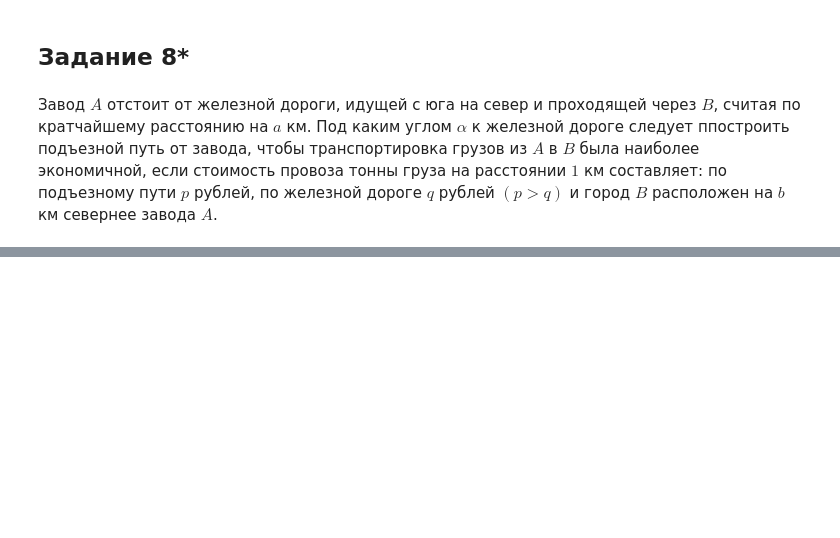
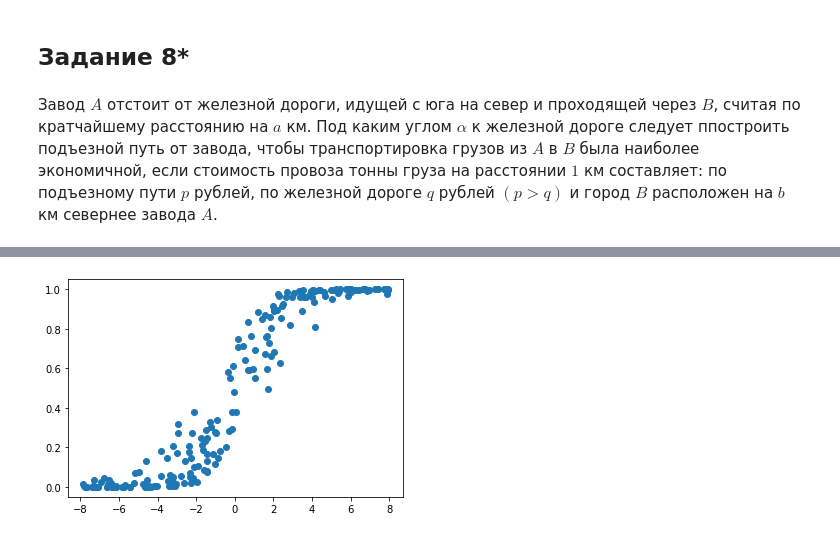
Before and after one commit to vit050587/Mathematical-analysis, a Jupyter notebook: Homework.ipynb, the cells around one changed output, grey strips where cells are left out. Drawn from its saved outputs; the diff is of its cells as text; code cells hidden in the pictures; blank space fills up the shorter version.

```diff
--- a/Homework.ipynb
+++ b/Homework.ipynb
@@ -544,0 +589,12 @@ $$\mbox{arctg}(x)$$
+# %%
+import numpy as np
+import matplotlib.pyplot as plt
+
+# Задаем рандомное распределение точек
+xi = np.random.uniform(-8, 8, 200)
+yi = 1/(1+np.exp(-np.random.uniform(0.5, 1.5, 200)*xi-np.random.uniform(-1, 1, 200)))
+plt.plot(xi,yi, marker="o", ls="")
+
+plt.show()
+# %% [output]
+[figure, added]
```
Also changed, not shown: parts of 17 cells of this notebook.
